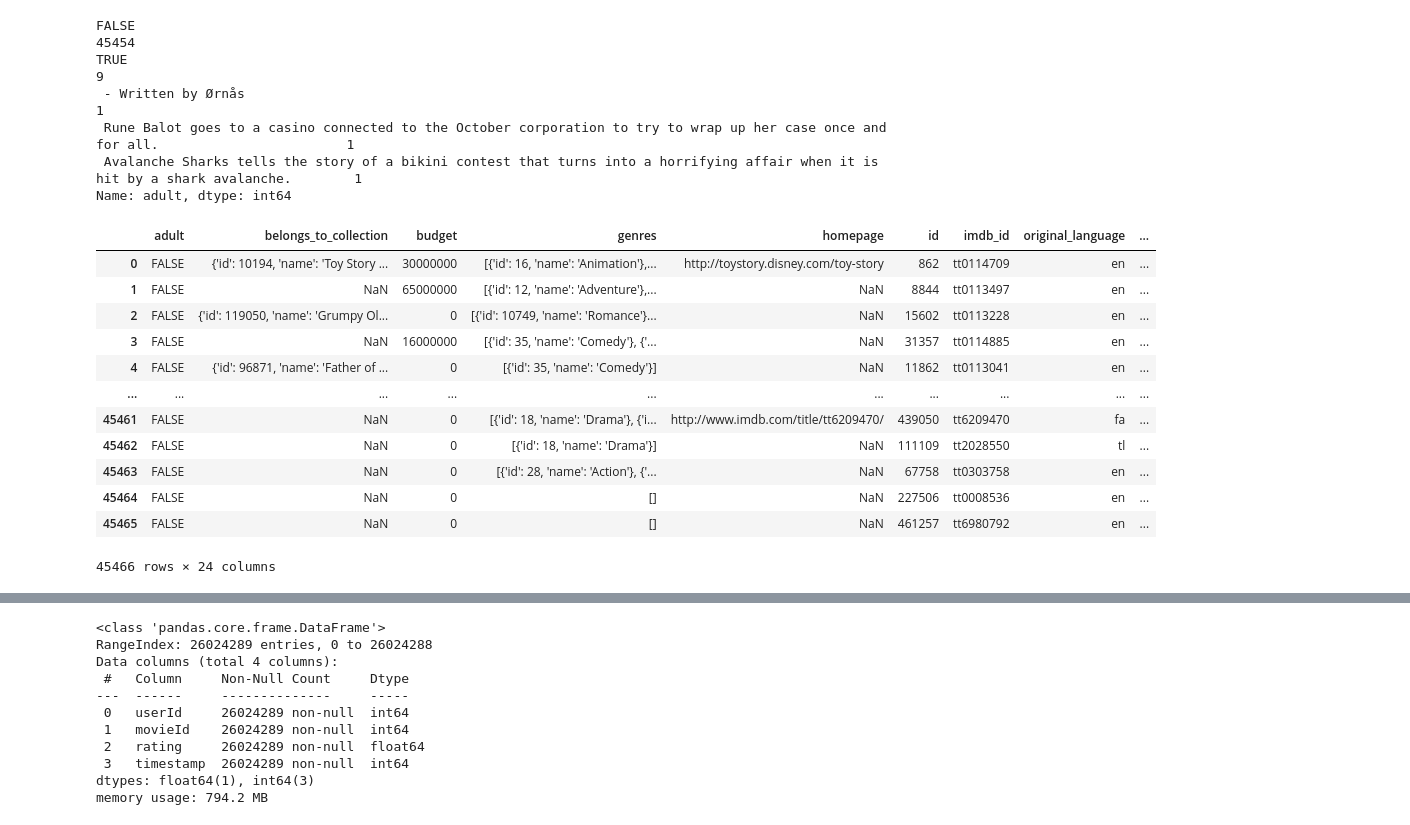
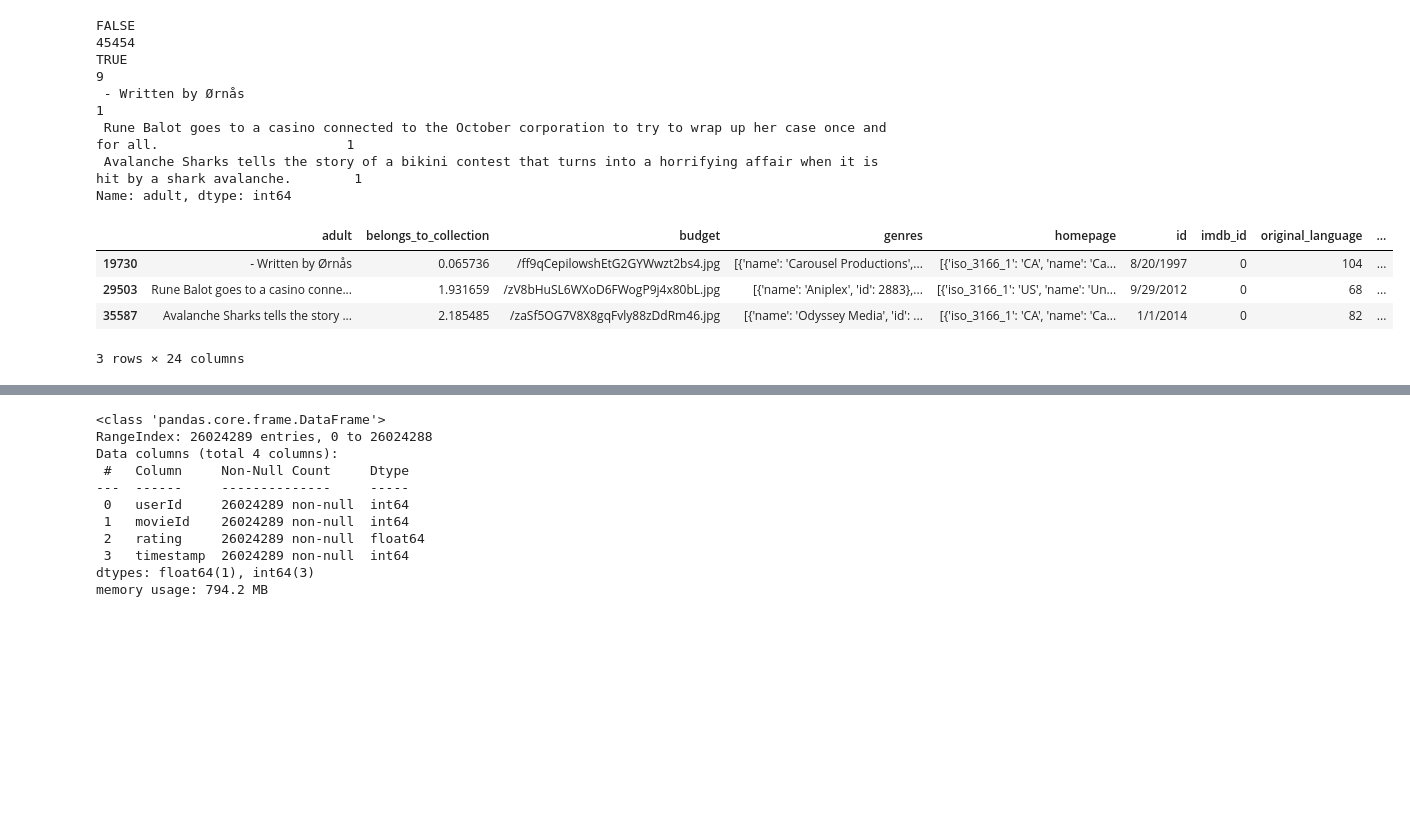
Before and after one commit to lindseyasterman/Movies-ETL, a Jupyter notebook: wiki_movies_db.ipynb, the cells around one changed output, grey strips where cells are left out. Drawn from its saved outputs; the diff is of its cells as text; code cells hidden in the pictures; blank space fills up the shorter version.

Commit message:
updating wiki_movies_db.ipynb with fix for kaggle_metadata

```diff
--- a/wiki_movies_db.ipynb
+++ b/wiki_movies_db.ipynb
@@ -723,19 +723,11 @@ TRUE
  Avalanche Sharks tells the story of a bikini contest that turns into a horrifying affair when it is hit by a shark avalanche.        1
 Name: adult, dtype: int64
 # %%
-kaggle_metadata[~kaggle_metadata['adult'].isin(['True','False'])]
+kaggle_metadata[~kaggle_metadata['adult'].isin(['TRUE','FALSE'])]
 # %% [output]
 |  | adult | belongs_to_collection | budget | genres | homepage | id | imdb_id | original_language | ... |
-| 0 | FALSE | {'id': 10194, 'name': 'Toy Story ... | 30000000 | [{'id': 16, 'name': 'Animation'},... | http://toystory.disney.com/toy-story | 862 | tt0114709 | en | ... |
-| 1 | FALSE | NaN | 65000000 | [{'id': 12, 'name': 'Adventure'},... | NaN | 8844 | tt0113497 | en | ... |
-| 2 | FALSE | {'id': 119050, 'name': 'Grumpy Ol... | 0 | [{'id': 10749, 'name': 'Romance'}... | NaN | 15602 | tt0113228 | en | ... |
-| 3 | FALSE | NaN | 16000000 | [{'id': 35, 'name': 'Comedy'}, {'... | NaN | 31357 | tt0114885 | en | ... |
-| 4 | FALSE | {'id': 96871, 'name': 'Father of ... | 0 | [{'id': 35, 'name': 'Comedy'}] | NaN | 11862 | tt0113041 | en | ... |
-| ... | ... | ... | ... | ... | ... | ... | ... | ... | ... |
-| 45461 | FALSE | NaN | 0 | [{'id': 18, 'name': 'Drama'}, {'i... | http://www.imdb.com/title/tt6209470/ | 439050 | tt6209470 | fa | ... |
-| 45462 | FALSE | NaN | 0 | [{'id': 18, 'name': 'Drama'}] | NaN | 111109 | tt2028550 | tl | ... |
-| 45463 | FALSE | NaN | 0 | [{'id': 28, 'name': 'Action'}, {'... | NaN | 67758 | tt0303758 | en | ... |
-| 45464 | FALSE | NaN | 0 | [] | NaN | 227506 | tt0008536 | en | ... |
-| 45465 | FALSE | NaN | 0 | [] | NaN | 461257 | tt6980792 | en | ... |
+| 19730 | - Written by Ørnås | 0.065736 | /ff9qCepilowshEtG2GYWwzt2bs4.jpg | [{'name': 'Carousel Productions',... | [{'iso_3166_1': 'CA', 'name': 'Ca... | 8/20/1997 | 0 | 104 | ... |
+| 29503 | Rune Balot goes to a casino conne... | 1.931659 | /zV8bHuSL6WXoD6FWogP9j4x80bL.jpg | [{'name': 'Aniplex', 'id': 2883},... | [{'iso_3166_1': 'US', 'name': 'Un... | 9/29/2012 | 0 | 68 | ... |
+| 35587 | Avalanche Sharks tells the story ... | 2.185485 | /zaSf5OG7V8X8gqFvly88zDdRm46.jpg | [{'name': 'Odyssey Media', 'id': ... | [{'iso_3166_1': 'CA', 'name': 'Ca... | 1/1/2014 | 0 | 82 | ... |
-45466 rows × 24 columns
+3 rows × 24 columns
 # %%
```
Also changed, not shown: parts of 16 cells of this notebook.
